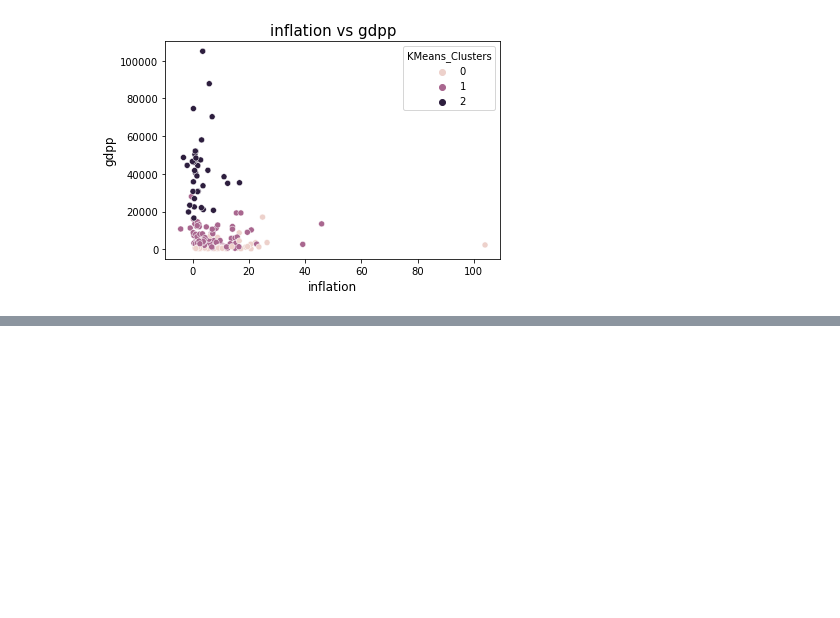
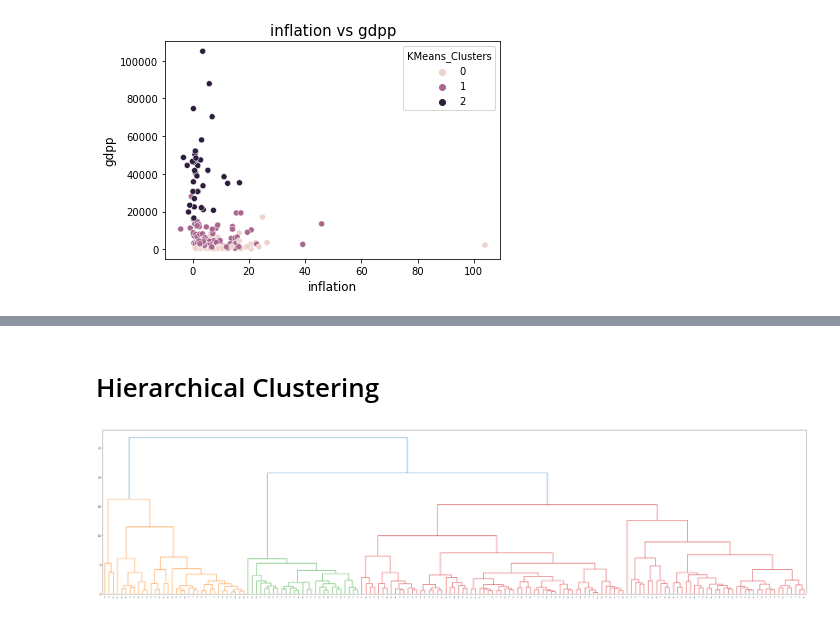
Before and after one commit to Rigel-Tal/K-Means-Clustering, a Jupyter notebook: K-Means.ipynb, the cells around one changed output, grey strips where cells are left out. Saved outputs shown, nothing was run; the diff lists cells and outputs as text; code cells hidden in the pictures; blank space fills up the shorter version.

```diff
--- a/K-Means.ipynb
+++ b/K-Means.ipynb
@@ -243,0 +322,7 @@ plt.show()
+# %% [markdown]
+# Hierarchical Clustering
+# %%
+plt.figure(figsize=(50, 12))
+dend=hcluster.dendrogram(hcluster.linkage(scaled_df,method='ward'))
+# %% [output]
+[figure, added]
```
Also changed, not shown: parts of 11 cells of this notebook.
